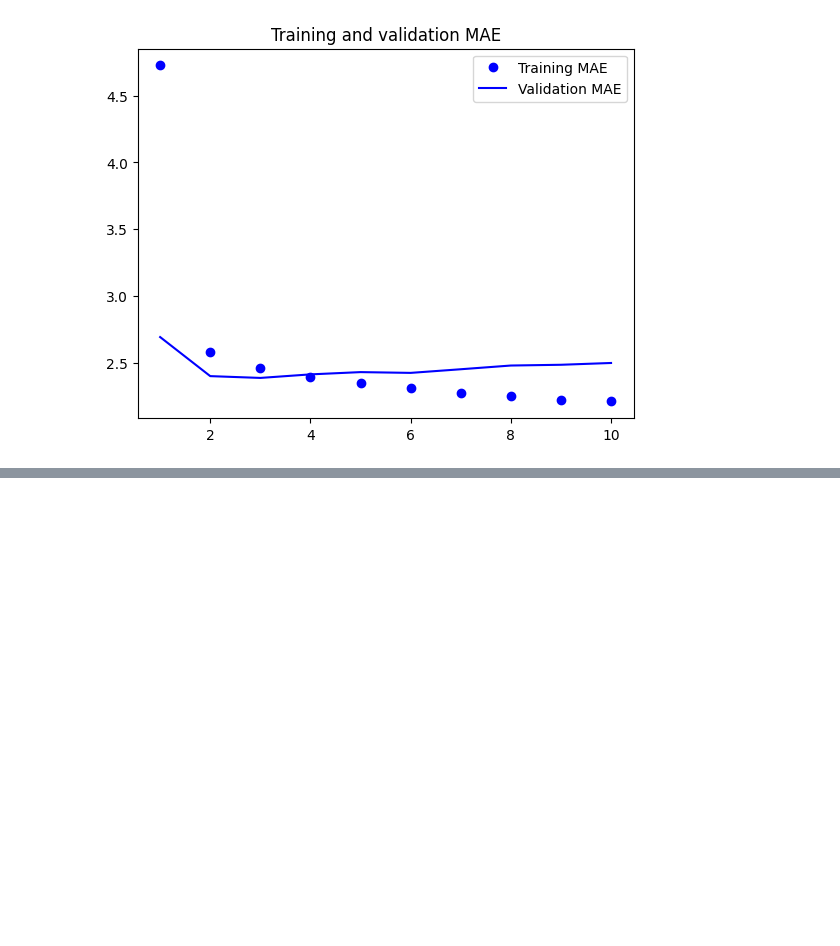
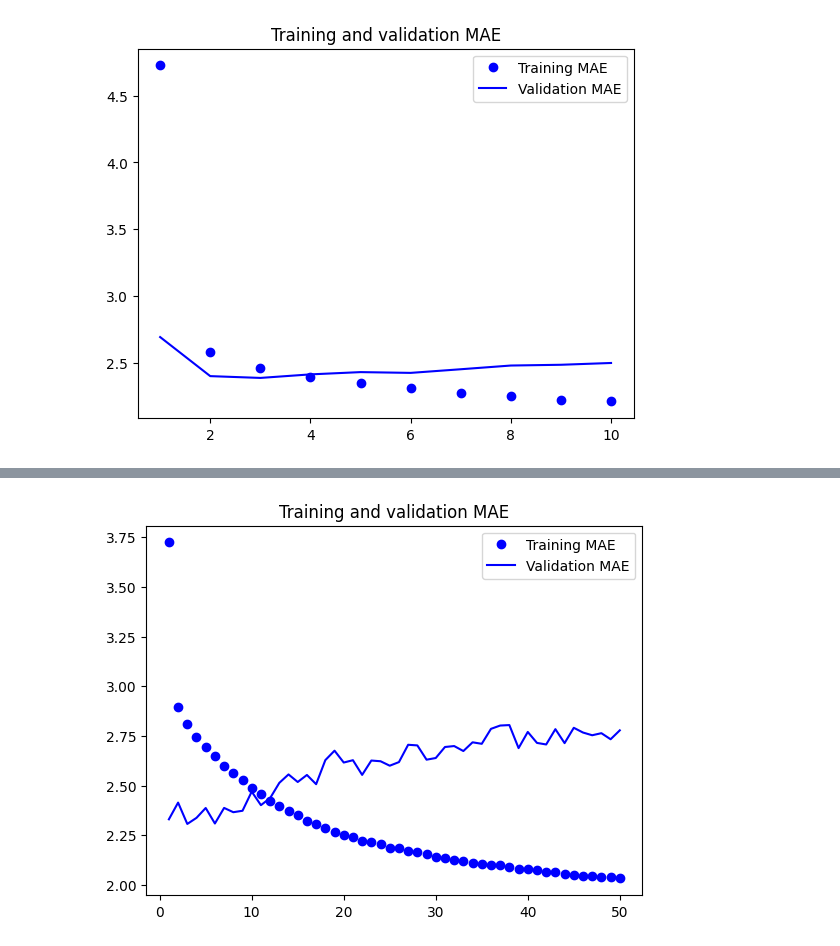
Before and after one commit to Yush1nk1m/ML_and_DL, a Jupyter notebook: Codes/Chapter10.ipynb, the cells around one changed output, grey strips where cells are left out. Cells and saved outputs as stored; diff of their text form; code cells hidden in the pictures; blank space fills up the shorter version.

```diff
--- a/Codes/Chapter10.ipynb
+++ b/Codes/Chapter10.ipynb
@@ -352,0 +427,25 @@ final_output_sequence = np.stack(successive_outputs, axis=0)
+# %%
+inputs = keras.Input(shape=(sequence_length, raw_data.shape[-1]))
+x = layers.GRU(32, recurrent_dropout=0.5, return_sequences=True)(inputs)
+x = layers.GRU(32, recurrent_dropout=0.5)(x)
+x = layers.Dropout(0.5)(x)
+outputs = layers.Dense(1)(x)
+
+model = keras.Model(inputs=inputs, outputs=outputs)
+
+callbacks = [
+    keras.callbacks.ModelCheckpoint("jena_stacked_gru_dropout.keras", save_best_only=True)
+]
+
+model.compile(optimizer="rmsprop", loss="mse", metrics=["mae"])
+
+history = model.fit(
+    train_dataset,
+    epochs=50,
+    validation_data=val_dataset,
+    callbacks=callbacks,
+)
+
+model = keras.models.load_model("jena_stacked_gru_dropout.keras")
+
+print(f"테스트 MAE: {model.evaluate(test_dataset)[1]:.2f}")
@@ -352,0 +470,15 @@ final_output_sequence = np.stack(successive_outputs, axis=0)
+# %%
+import matplotlib.pyplot as plt
+
+mae = history.history["mae"]
+val_mae = history.history["val_mae"]
+epochs = range(1, len(mae) + 1)
+
+plt.figure()
+plt.plot(epochs, mae, "bo", label="Training MAE")
+plt.plot(epochs, val_mae, "b", label="Validation MAE")
+plt.title("Training and validation MAE")
+plt.legend()
+plt.show()
+# %% [output]
+[figure, added]
```
Also changed, not shown: parts of 10 cells of this notebook, 6 other files.
